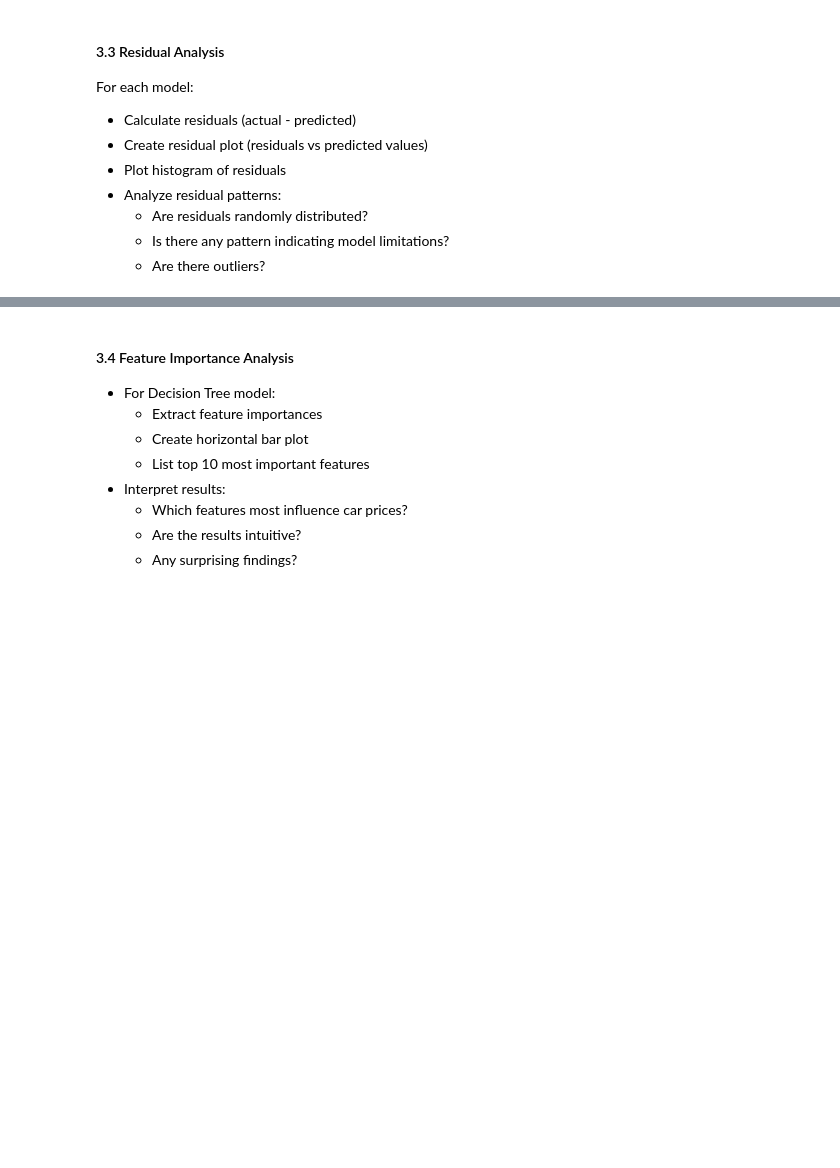
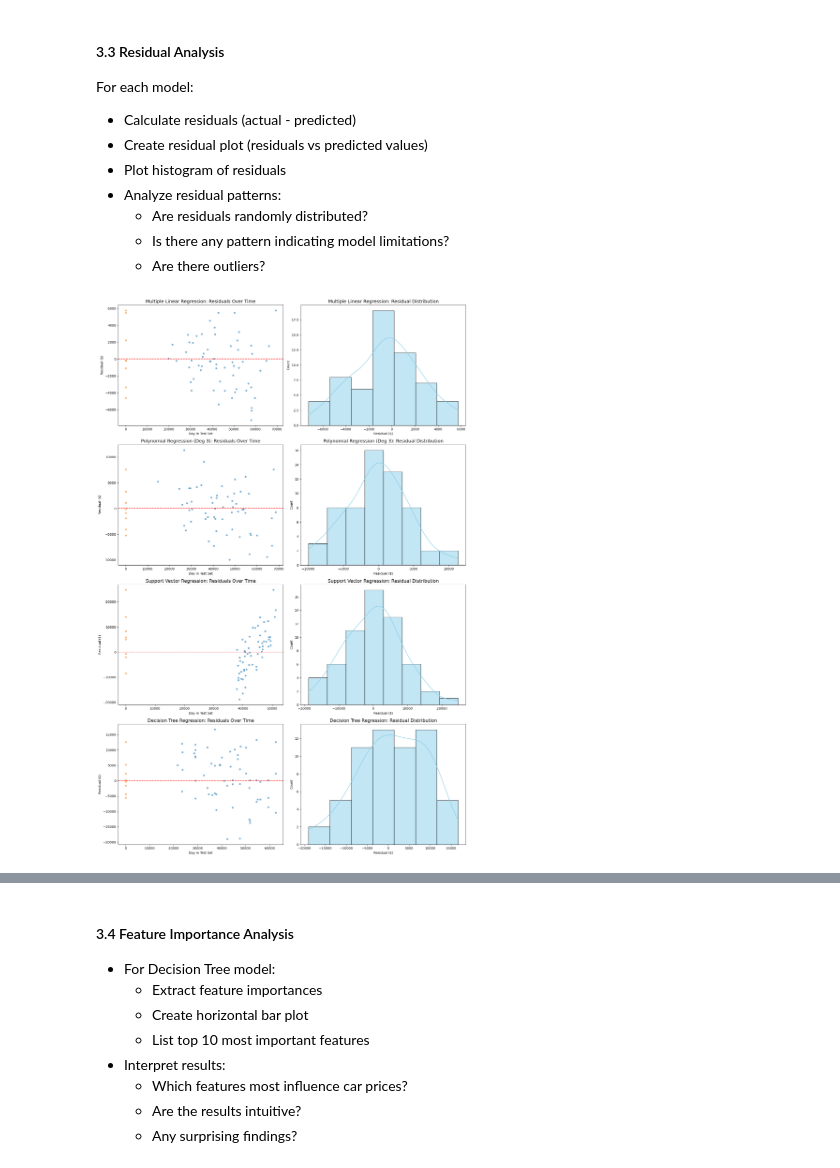
Before and after one commit to Ezerioha-ifeanyi/Week-15-Take-Home, a Jupyter notebook: Take Home.ipynb, the cells around one changed output, grey strips where cells are left out. Drawn from its saved outputs; the diff is of its cells as text; code cells hidden in the pictures; blank space fills up the shorter version.

```diff
--- a/Take Home.ipynb
+++ b/Take Home.ipynb
@@ -2227,3 +2817,48 @@ For each model:
   - Are residuals randomly distributed?
   - Is there any pattern indicating model limitations?
   - Are there outliers?
+# %%
+# import the necessary libraries
+import matplotlib.pyplot as plt
+import seaborn as sns
+import numpy as np
+
+# Create a list of models and their predictions for iteration
+models = [
+    ('Multiple Linear Regression', y_pred_test_lr),
+    ('Polynomial Regression (Deg 3)', y_pred_test_poly),
+    ('Support Vector Regression', y_pred_test_svr),
+    ('Decision Tree Regression', y_pred_best_dt)
+]
+
+fig, axes = plt.subplots(4, 2, figsize=(16, 24))
+
+for i, (name, y_pred) in enumerate(models):
+    # Calculate the model Residuals
+    residuals = y_test - y_pred
+
+    # Create the Residual Plot (Residuals vs Predicted)
+    sns.scatterplot(x=y_pred, y=residuals, ax=axes[i, 0], alpha=0.6)
+    axes[i, 0].axhline(y=0, color='r', linestyle='--')
+    axes[i, 0].set_title(f'{name}: Residual Plot', fontsize=14)
+    axes[i, 0].set_xlabel('Predicted Price ($)')
+    axes[i, 0].set_ylabel('Residual ($)')
+
+    # Plot the Histogram of Residuals
+    sns.histplot(residuals, kde=True, ax=axes[i, 1], color='skyblue')
+    axes[i, 1].set_title(f'{name}: Residual Distribution', fontsize=14)
+    axes[i, 1].set_xlabel('Residual ($)')
+
+    # create a plot to enable us analyze the residuals over time (or index)
+    # Residual Plot (Residuals over time)
+    sns.scatterplot(x=test_days, y=residuals, ax=axes[i, 0], alpha=0.6)
+    axes[i, 0].axhline(y=0, color='r', linestyle='--')
+    axes[i, 0].set_title(f'{name}: Residuals Over Time', fontsize=14)
+    axes[i, 0].set_xlabel('Day in Test Set')
+    axes[i, 0].set_ylabel('Residual ($)')
+
+
+plt.tight_layout()
+plt.show()
+# %% [output]
+[figure, added]
```
Also changed, not shown: parts of 51 cells of this notebook.
